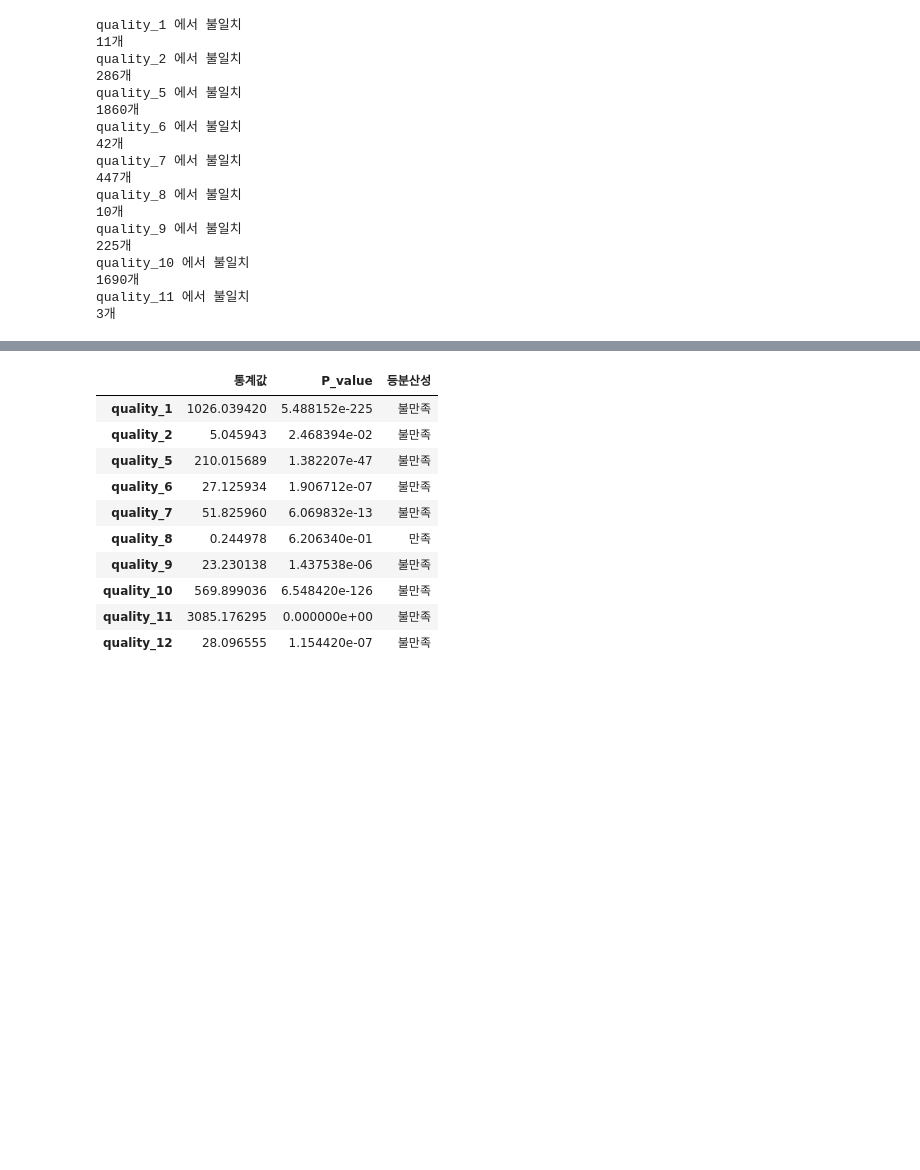
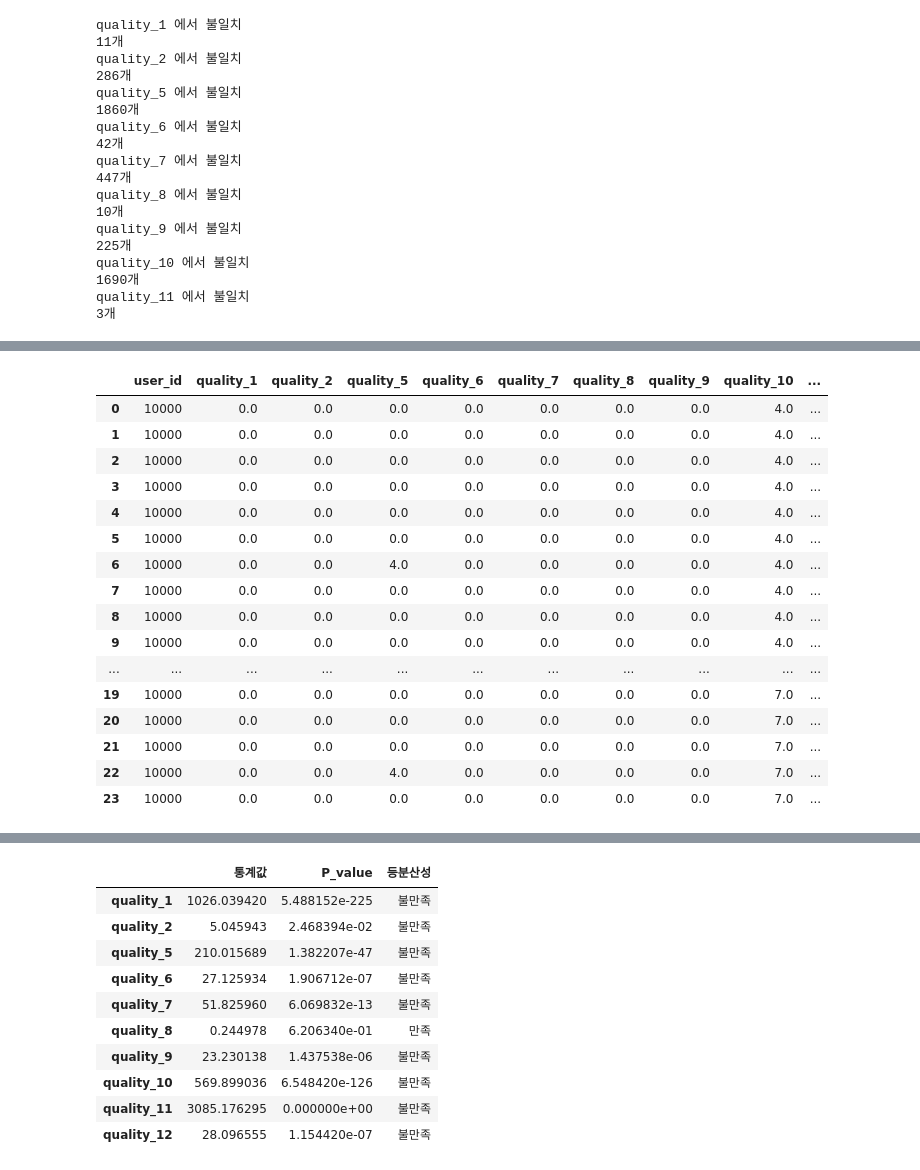
Before and after one commit to chojaeyoon/404, a Jupyter notebook: 식민지/멤제이/LG_EDA(카테고리_to_확률_퀼리티데이터).ipynb, the cells around one changed output, grey strips where cells are left out. Cells and saved outputs as stored; diff of their text form; code cells hidden in the pictures; blank space fills up the shorter version.

```diff
--- a/식민지/멤제이/LG_EDA(카테고리_to_확률_퀼리티데이터).ipynb
+++ b/식민지/멤제이/LG_EDA(카테고리_to_확률_퀼리티데이터).ipynb
@@ -173,0 +333,25 @@ prob_list = list(set(train_prob.user_id))
+# %%
+val = []
+data = train_qui3
+cols = list(data.loc[:,'quality_1':'quality_12'].columns)
+
+temp = data[data.user_id == 10000]
+temp[temp['quality_1'] == ]
+# %% [output]
+|  | user_id | quality_1 | quality_2 | quality_5 | quality_6 | quality_7 | quality_8 | quality_9 | quality_10 | ... |
+| 0 | 10000 | 0.0 | 0.0 | 0.0 | 0.0 | 0.0 | 0.0 | 0.0 | 4.0 | ... |
+| 1 | 10000 | 0.0 | 0.0 | 0.0 | 0.0 | 0.0 | 0.0 | 0.0 | 4.0 | ... |
+| 2 | 10000 | 0.0 | 0.0 | 0.0 | 0.0 | 0.0 | 0.0 | 0.0 | 4.0 | ... |
+| 3 | 10000 | 0.0 | 0.0 | 0.0 | 0.0 | 0.0 | 0.0 | 0.0 | 4.0 | ... |
+| 4 | 10000 | 0.0 | 0.0 | 0.0 | 0.0 | 0.0 | 0.0 | 0.0 | 4.0 | ... |
+| 5 | 10000 | 0.0 | 0.0 | 0.0 | 0.0 | 0.0 | 0.0 | 0.0 | 4.0 | ... |
+| 6 | 10000 | 0.0 | 0.0 | 4.0 | 0.0 | 0.0 | 0.0 | 0.0 | 4.0 | ... |
+| 7 | 10000 | 0.0 | 0.0 | 0.0 | 0.0 | 0.0 | 0.0 | 0.0 | 4.0 | ... |
+| 8 | 10000 | 0.0 | 0.0 | 0.0 | 0.0 | 0.0 | 0.0 | 0.0 | 4.0 | ... |
+| 9 | 10000 | 0.0 | 0.0 | 0.0 | 0.0 | 0.0 | 0.0 | 0.0 | 4.0 | ... |
+| ... | ... | ... | ... | ... | ... | ... | ... | ... | ... | ... |
+| 19 | 10000 | 0.0 | 0.0 | 0.0 | 0.0 | 0.0 | 0.0 | 0.0 | 7.0 | ... |
+| 20 | 10000 | 0.0 | 0.0 | 0.0 | 0.0 | 0.0 | 0.0 | 0.0 | 7.0 | ... |
+| 21 | 10000 | 0.0 | 0.0 | 0.0 | 0.0 | 0.0 | 0.0 | 0.0 | 7.0 | ... |
+| 22 | 10000 | 0.0 | 0.0 | 4.0 | 0.0 | 0.0 | 0.0 | 0.0 | 7.0 | ... |
+| 23 | 10000 | 0.0 | 0.0 | 0.0 | 0.0 | 0.0 | 0.0 | 0.0 | 7.0 | ... |
```
Also changed, not shown: parts of 19 cells of this notebook, 1 other file.
